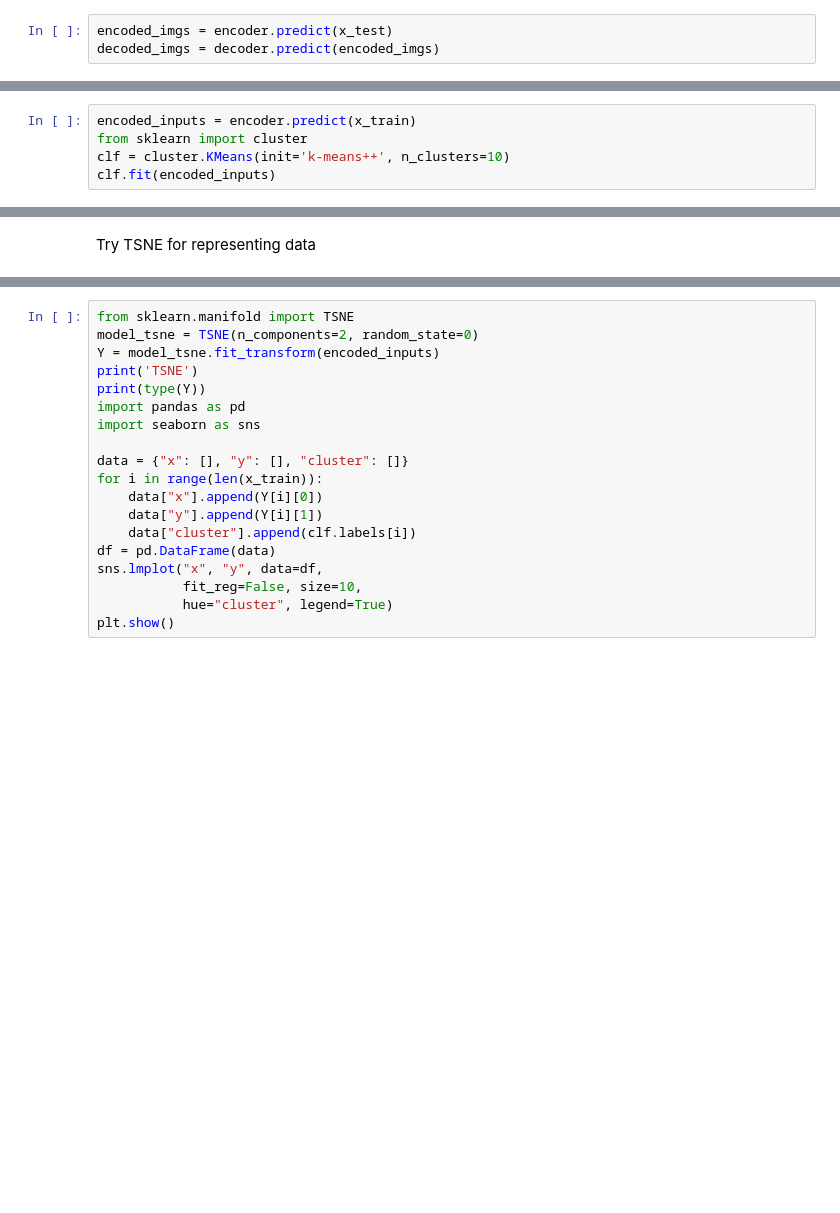
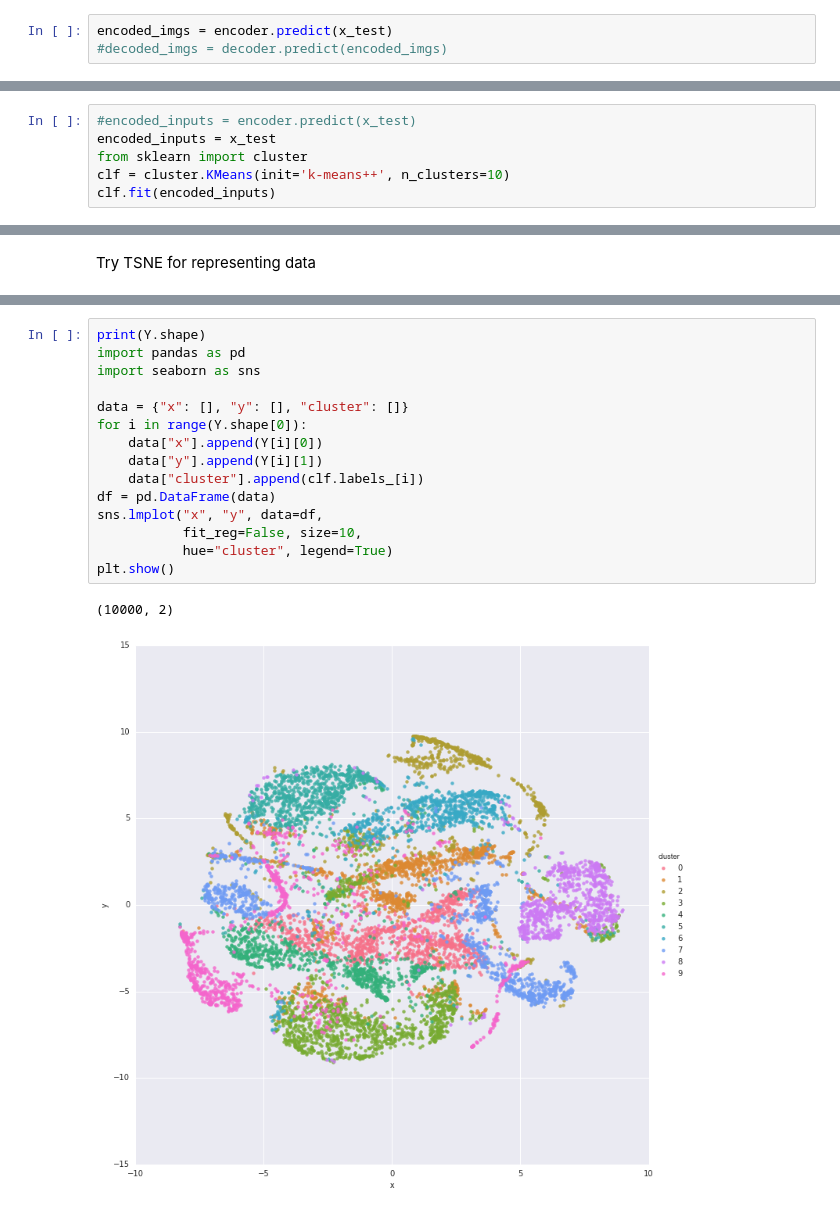
Before and after one commit to telecombcn-dl/dlcv01, a Jupyter notebook: folder_trials/playingWith_Autoencoders_And.ipynb, the cells around one changed output, grey strips where cells are left out. Drawn from its saved outputs; the diff is of its cells as text; blank space fills up the shorter version.

```diff
--- a/folder_trials/playingWith_Autoencoders_And.ipynb
+++ b/folder_trials/playingWith_Autoencoders_And.ipynb
@@ -75,3 +160,3 @@ Epoch 10/10
 # %%
 encoded_imgs = encoder.predict(x_test)
-decoded_imgs = decoder.predict(encoded_imgs)
+#decoded_imgs = decoder.predict(encoded_imgs)
@@ -100,7 +189,8 @@ plt.show()
 # %% [output]
 [figure]
 # %%
-encoded_inputs = encoder.predict(x_train)
+#encoded_inputs = encoder.predict(x_test)
+encoded_inputs = x_test
 from sklearn import cluster
 clf = cluster.KMeans(init='k-means++', n_clusters=10)
 clf.fit(encoded_inputs)
@@ -130,19 +229,18 @@ Try TSNE for representing data
 # %%
-from sklearn.manifold import TSNE
-model_tsne = TSNE(n_components=2, random_state=0)
-Y = model_tsne.fit_transform(encoded_inputs)
-print('TSNE')
-print(type(Y))
+print(Y.shape)
 import pandas as pd
 import seaborn as sns
 
 data = {"x": [], "y": [], "cluster": []}
-for i in range(len(x_train)):
+for i in range(Y.shape[0]):
     data["x"].append(Y[i][0])
     data["y"].append(Y[i][1])
-    data["cluster"].append(clf.labels[i])
+    data["cluster"].append(clf.labels_[i])
 df = pd.DataFrame(data)
 sns.lmplot("x", "y", data=df,
            fit_reg=False, size=10,
            hue="cluster", legend=True)
 plt.show()
+# %% [output]
+(10000, 2)
+[figure, added]
```
Also changed, not shown: parts of 18 cells of this notebook, 6 other files.
